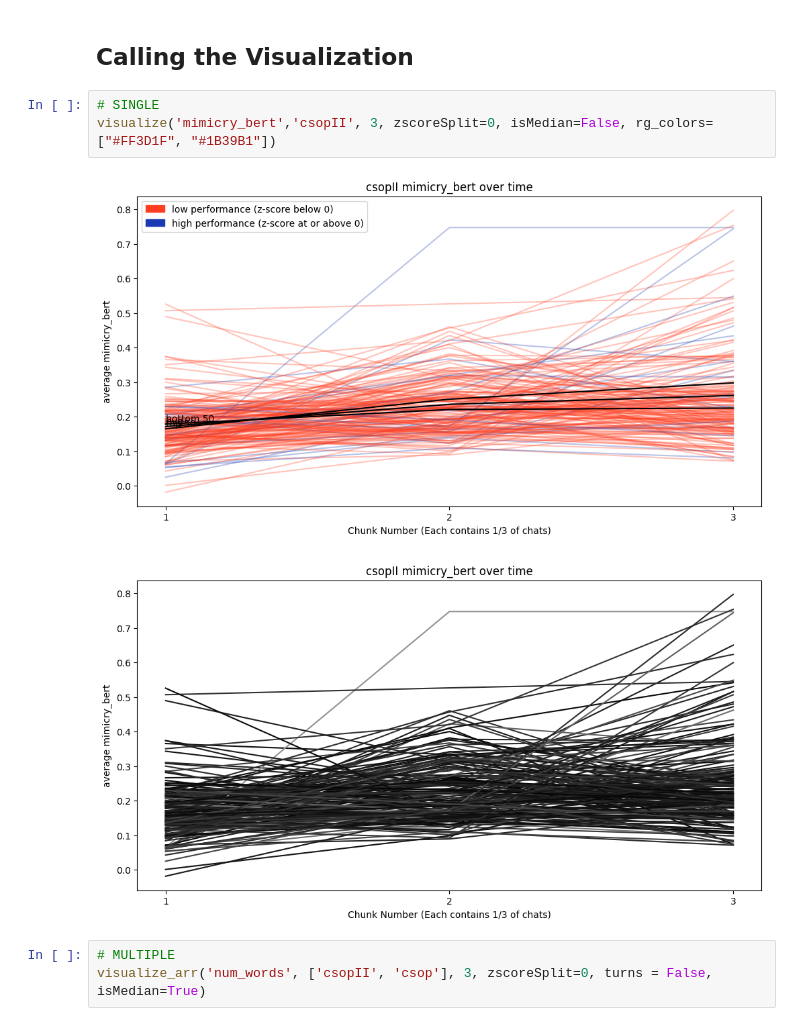
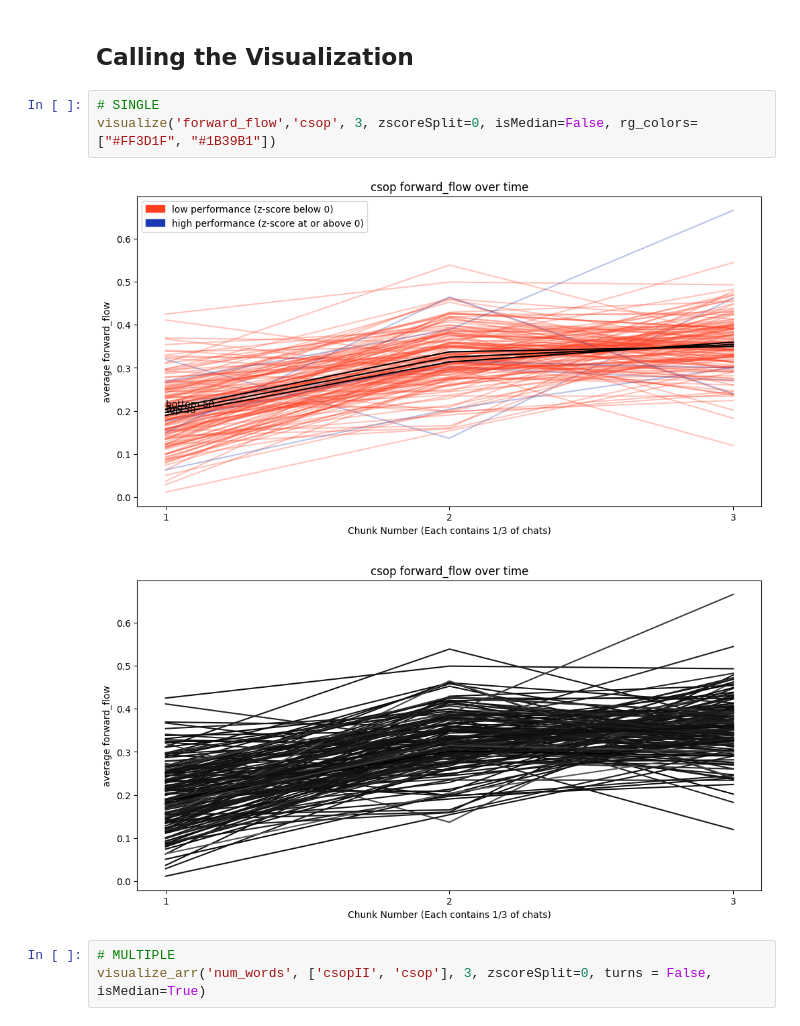
Before and after one commit to Watts-Lab/team_comm_tools, a Jupyter notebook: feature_engine/utils/visualization_chat_level.ipynb, the cells around one changed output. Drawn from its saved outputs; the diff is of its cells as text.

```diff
--- a/feature_engine/utils/visualization_chat_level.ipynb
+++ b/feature_engine/utils/visualization_chat_level.ipynb
@@ -226,10 +226,10 @@ def visualize_arr(feature, datasets, chunks, zscoreSplit, turns=True, isMedian =
 ## Calling the Visualization
 # %%
 # SINGLE
-visualize('mimicry_bert','csopII', 3, zscoreSplit=0, isMedian=False, rg_colors=["#FF3D1F", "#1B39B1"])
+visualize('forward_flow','csop', 3, zscoreSplit=0, isMedian=False, rg_colors=["#FF3D1F", "#1B39B1"])
 # %% [output]
-[figure, old version]
+[figure, new version]
-[figure, old version]
+[figure, new version]
 # %%
 # MULTIPLE
 visualize_arr('num_words', ['csopII', 'csop'], 3, zscoreSplit=0, turns = False, isMedian=True)
```
Also changed, not shown: 9 other files.
